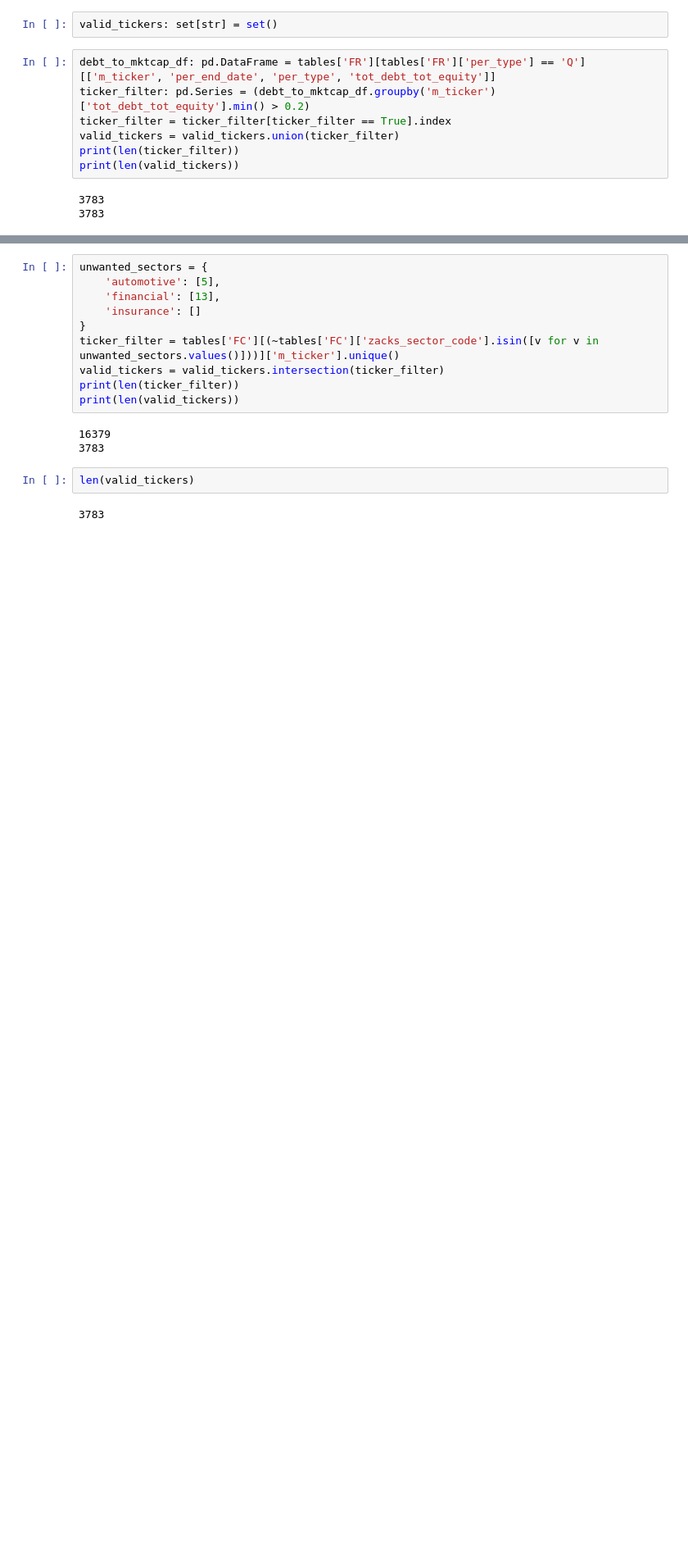
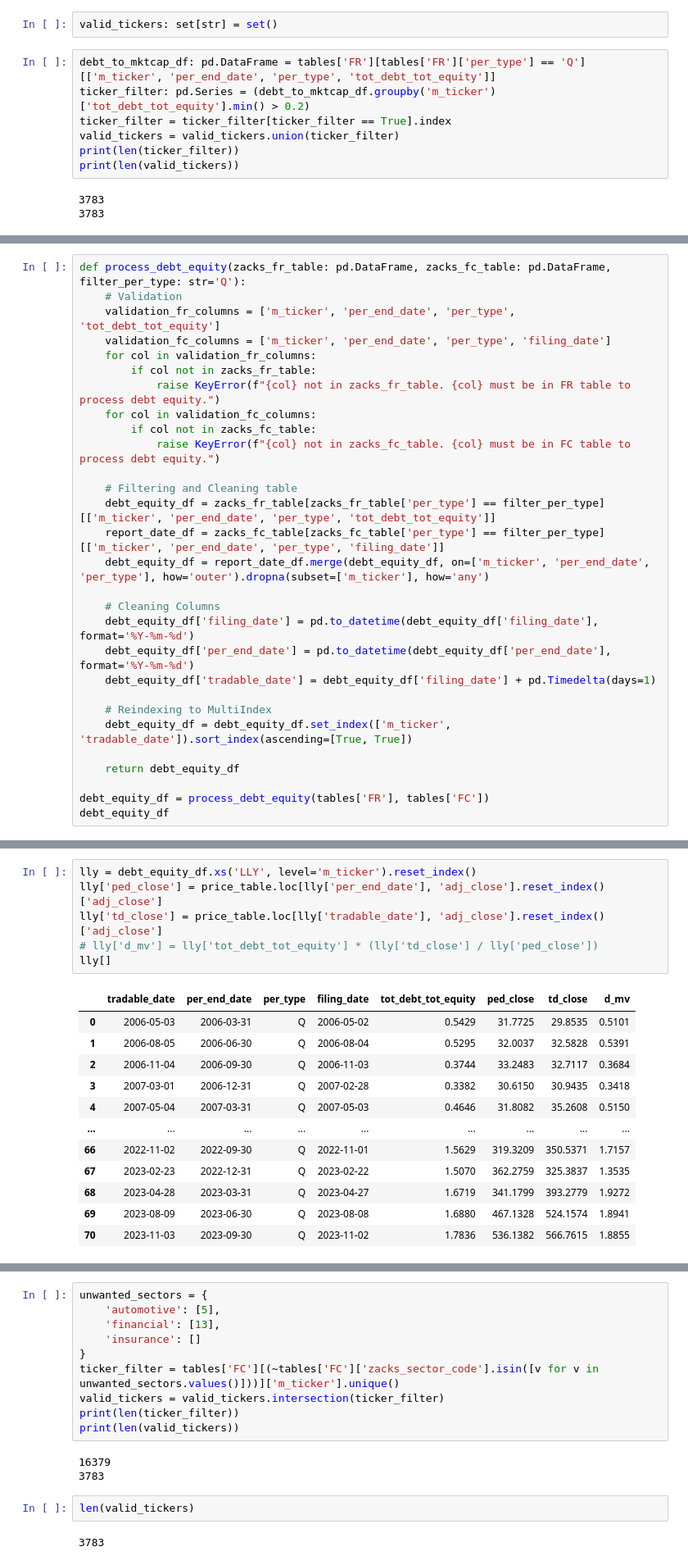
Before and after one commit to MrHumble-Bee/quantitative_trading_strategies, a Jupyter notebook: hw3_financialratioquantiles/hw3_financialratioquantiles.ipynb, the cells around one changed output, grey strips where cells are left out. Shown at 82% size. Cells and saved outputs as stored; diff of their text form; blank space fills up the shorter version.

Commit message:
Working on debt to mkt val func

```diff
--- a/hw3_financialratioquantiles/hw3_financialratioquantiles.ipynb
+++ b/hw3_financialratioquantiles/hw3_financialratioquantiles.ipynb
@@ -594,0 +648,29 @@ print(len(valid_tickers))
+# %%
+def process_debt_equity(zacks_fr_table: pd.DataFrame, zacks_fc_table: pd.DataFrame, filter_per_type: str='Q'):
+    # Validation
+    validation_fr_columns = ['m_ticker', 'per_end_date', 'per_type', 'tot_debt_tot_equity']
+    validation_fc_columns = ['m_ticker', 'per_end_date', 'per_type', 'filing_date']
+    for col in validation_fr_columns:
+        if col not in zacks_fr_table:
+            raise KeyError(f"{col} not in zacks_fr_table. {col} must be in FR table to process debt equity.")
+    for col in validation_fc_columns:
+        if col not in zacks_fc_table:
+            raise KeyError(f"{col} not in zacks_fc_table. {col} must be in FC table to process debt equity.")
+
+    # Filtering and Cleaning table
+    debt_equity_df = zacks_fr_table[zacks_fr_table['per_type'] == filter_per_type][['m_ticker', 'per_end_date', 'per_type', 'tot_debt_tot_equity']]
+    report_date_df = zacks_fc_table[zacks_fc_table['per_type'] == filter_per_type][['m_ticker', 'per_end_date', 'per_type', 'filing_date']]
+    debt_equity_df = report_date_df.merge(debt_equity_df, on=['m_ticker', 'per_end_date', 'per_type'], how='outer').dropna(subset=['m_ticker'], how='any')
+
+    # Cleaning Columns
+    debt_equity_df['filing_date'] = pd.to_datetime(debt_equity_df['filing_date'], format='%Y-%m-%d')
+    debt_equity_df['per_end_date'] = pd.to_datetime(debt_equity_df['per_end_date'], format='%Y-%m-%d')
+    debt_equity_df['tradable_date'] = debt_equity_df['filing_date'] + pd.Timedelta(days=1)
+
+    # Reindexing to MultiIndex
+    debt_equity_df = debt_equity_df.set_index(['m_ticker', 'tradable_date']).sort_index(ascending=[True, True])
+
+    return debt_equity_df
+
+debt_equity_df = process_debt_equity(tables['FR'], tables['FC'])
+debt_equity_df
@@ -594,0 +692,19 @@ print(len(valid_tickers))
+# %%
+lly = debt_equity_df.xs('LLY', level='m_ticker').reset_index()
+lly['ped_close'] = price_table.loc[lly['per_end_date'], 'adj_close'].reset_index()['adj_close']
+lly['td_close'] = price_table.loc[lly['tradable_date'], 'adj_close'].reset_index()['adj_close']
+# lly['d_mv'] = lly['tot_debt_tot_equity'] * (lly['td_close'] / lly['ped_close'])
+lly[]
+# %% [output]
+|  | tradable_date | per_end_date | per_type | filing_date | tot_debt_tot_equity | ped_close | td_close | d_mv |
+| 0 | 2006-05-03 | 2006-03-31 | Q | 2006-05-02 | 0.5429 | 31.7725 | 29.8535 | 0.5101 |
+| 1 | 2006-08-05 | 2006-06-30 | Q | 2006-08-04 | 0.5295 | 32.0037 | 32.5828 | 0.5391 |
+| 2 | 2006-11-04 | 2006-09-30 | Q | 2006-11-03 | 0.3744 | 33.2483 | 32.7117 | 0.3684 |
+| 3 | 2007-03-01 | 2006-12-31 | Q | 2007-02-28 | 0.3382 | 30.6150 | 30.9435 | 0.3418 |
+| 4 | 2007-05-04 | 2007-03-31 | Q | 2007-05-03 | 0.4646 | 31.8082 | 35.2608 | 0.5150 |
+| ... | ... | ... | ... | ... | ... | ... | ... | ... |
+| 66 | 2022-11-02 | 2022-09-30 | Q | 2022-11-01 | 1.5629 | 319.3209 | 350.5371 | 1.7157 |
+| 67 | 2023-02-23 | 2022-12-31 | Q | 2023-02-22 | 1.5070 | 362.2759 | 325.3837 | 1.3535 |
+| 68 | 2023-04-28 | 2023-03-31 | Q | 2023-04-27 | 1.6719 | 341.1799 | 393.2779 | 1.9272 |
+| 69 | 2023-08-09 | 2023-06-30 | Q | 2023-08-08 | 1.6880 | 467.1328 | 524.1574 | 1.8941 |
+| 70 | 2023-11-03 | 2023-09-30 | Q | 2023-11-02 | 1.7836 | 536.1382 | 566.7615 | 1.8855 |
```
Also changed, not shown: parts of 15 cells of this notebook.
